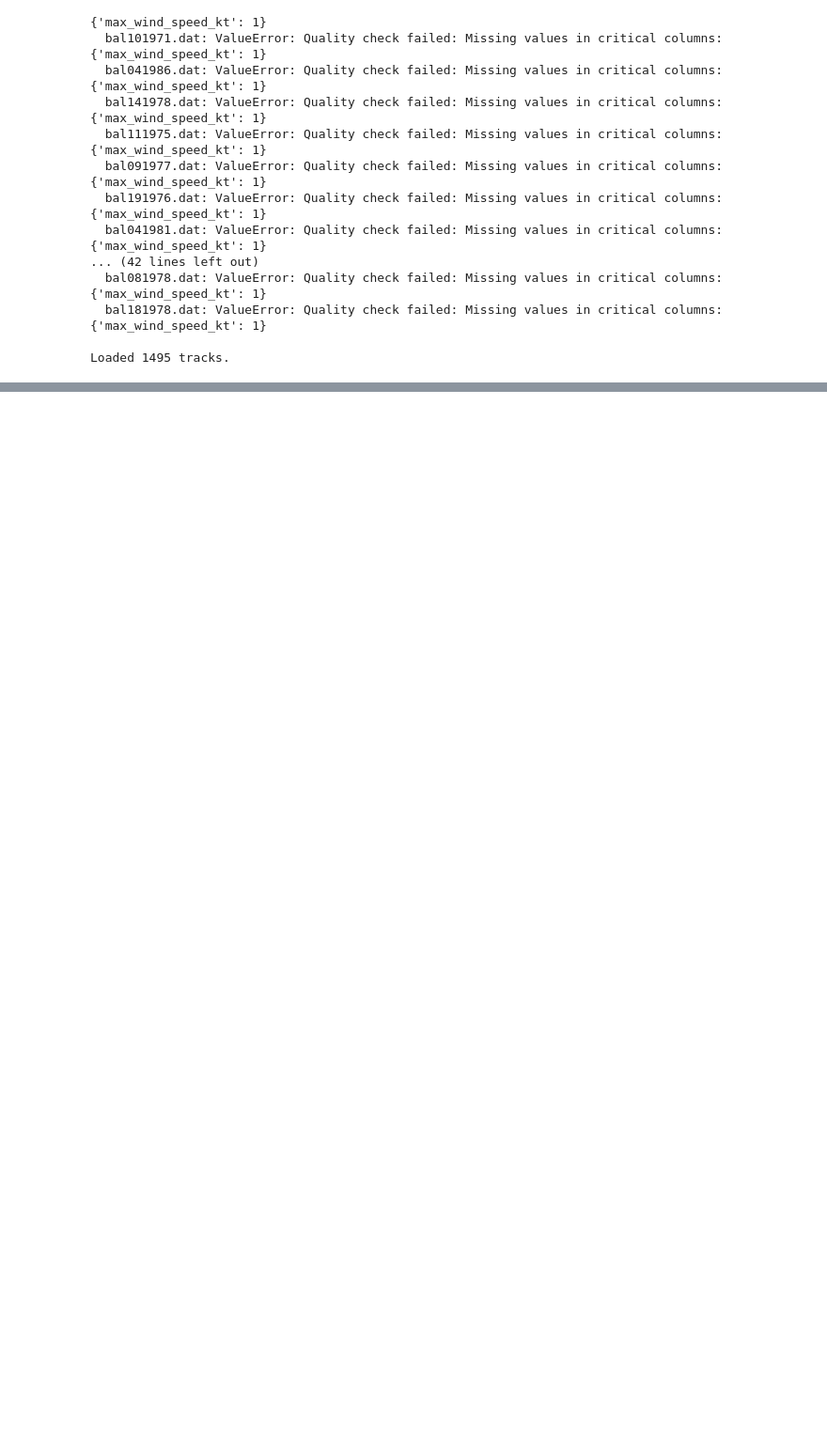
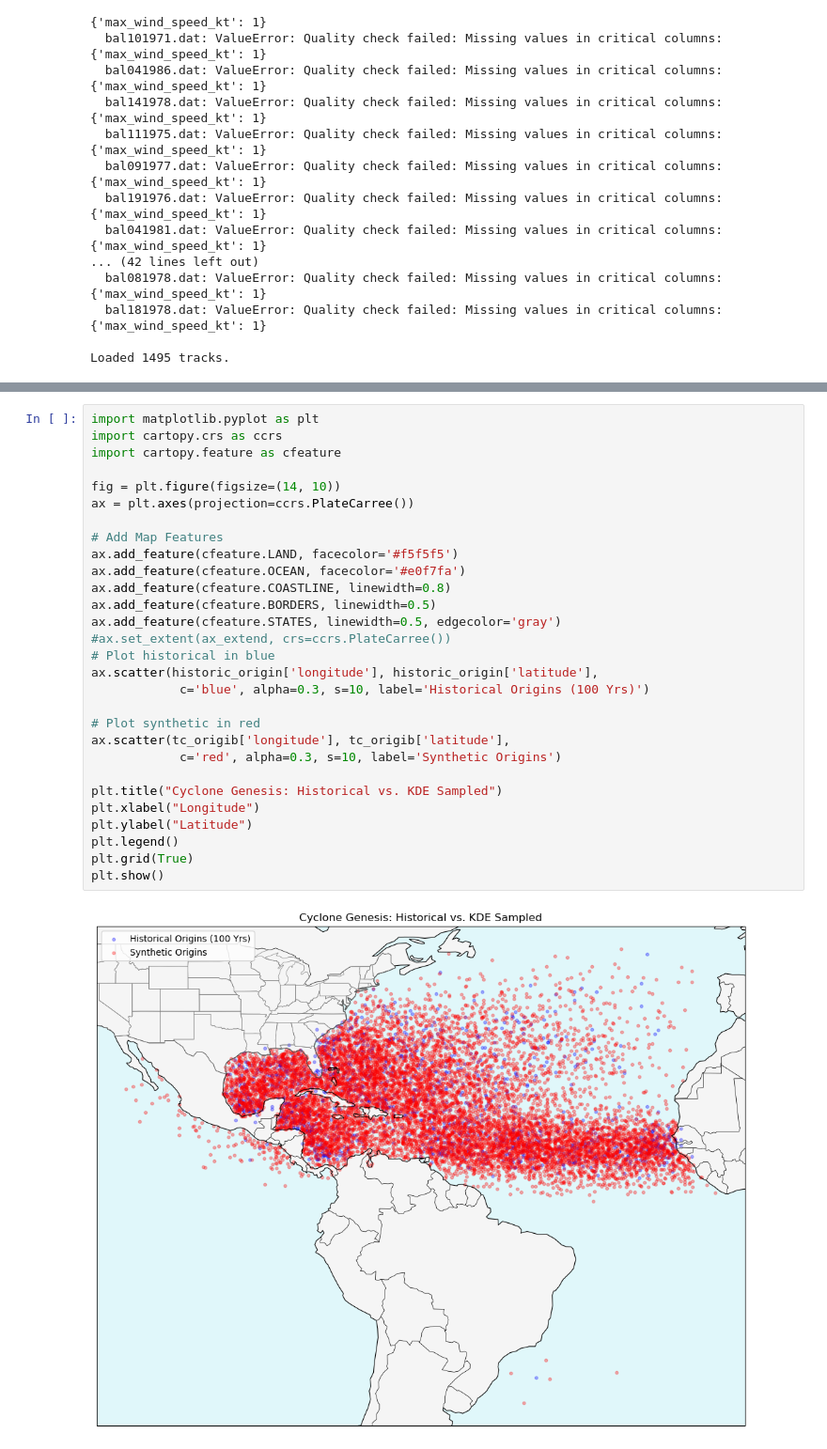
Before and after one commit to christianwirths/NatCat, a Jupyter notebook: notebooks/nb5_probabilistic_storms.ipynb, the cells around one changed output, grey strips where cells are left out. Shown at 94% size. Cells and saved outputs as stored; diff of their text form; blank space fills up the shorter version.

Commit message:
ocean only storm seeding

```diff
--- a/notebooks/nb5_probabilistic_storms.ipynb
+++ b/notebooks/nb5_probabilistic_storms.ipynb
@@ -87,0 +88,31 @@ tc_origib.head()
+# %%
+import matplotlib.pyplot as plt
+import cartopy.crs as ccrs
+import cartopy.feature as cfeature
+
+fig = plt.figure(figsize=(14, 10))
+ax = plt.axes(projection=ccrs.PlateCarree())
+
+# Add Map Features
+ax.add_feature(cfeature.LAND, facecolor='#f5f5f5')
+ax.add_feature(cfeature.OCEAN, facecolor='#e0f7fa')
+ax.add_feature(cfeature.COASTLINE, linewidth=0.8)
+ax.add_feature(cfeature.BORDERS, linewidth=0.5)
+ax.add_feature(cfeature.STATES, linewidth=0.5, edgecolor='gray')
+#ax.set_extent(ax_extend, crs=ccrs.PlateCarree())
+# Plot historical in blue
+ax.scatter(historic_origin['longitude'], historic_origin['latitude'],
+            c='blue', alpha=0.3, s=10, label='Historical Origins (100 Yrs)')
+
+# Plot synthetic in red
+ax.scatter(tc_origib['longitude'], tc_origib['latitude'],
+            c='red', alpha=0.3, s=10, label='Synthetic Origins')
+
+plt.title("Cyclone Genesis: Historical vs. KDE Sampled")
+plt.xlabel("Longitude")
+plt.ylabel("Latitude")
+plt.legend()
+plt.grid(True)
+plt.show()
+# %% [output]
+[figure, added]
```
Also changed, not shown: parts of 2 cells of this notebook, 1 other file.
